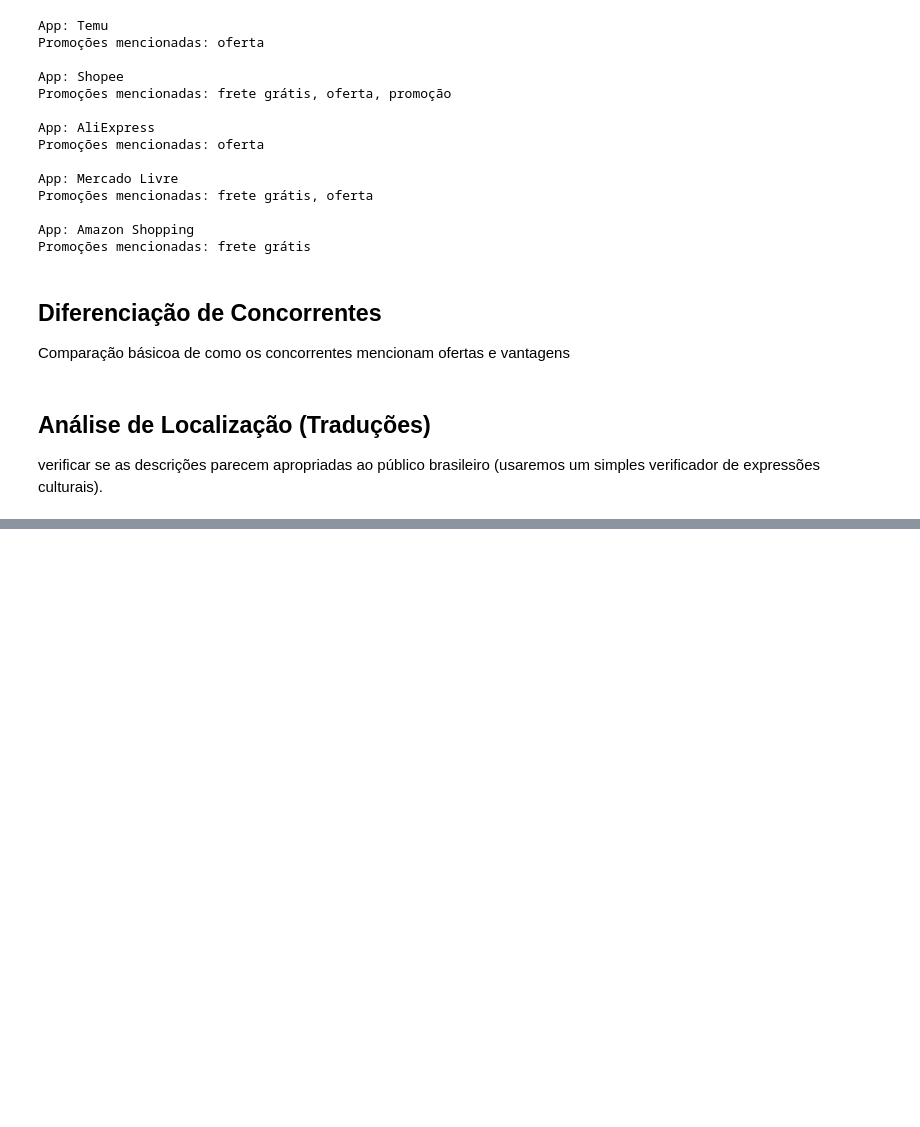
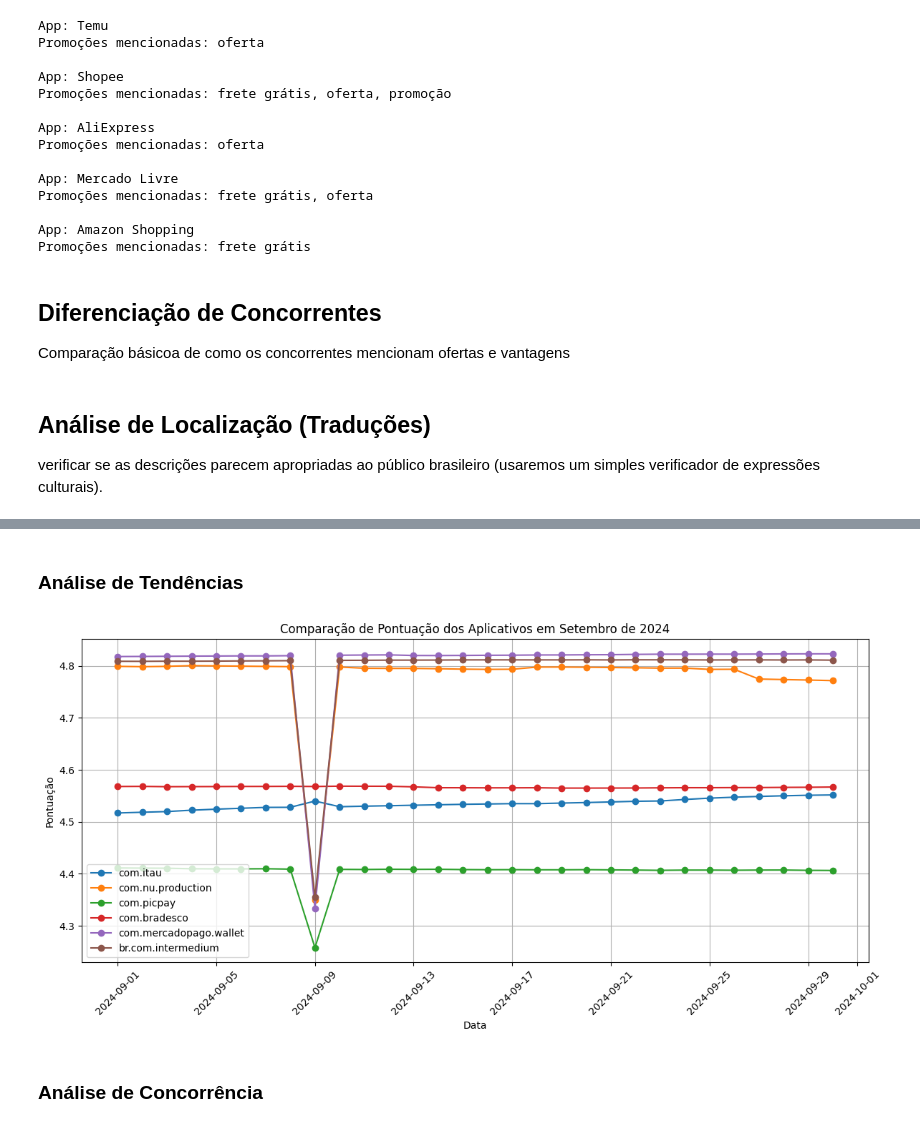
Before and after one commit to nogueiramf/analise_textual, a Jupyter notebook: notebooks/main.ipynb, the cells around one changed output, grey strips where cells are left out. Cells and saved outputs as stored; diff of their text form; code cells hidden in the pictures; blank space fills up the shorter version.

```diff
--- a/notebooks/main.ipynb
+++ b/notebooks/main.ipynb
@@ -403,0 +785,22 @@ for app, data in apps_data.items():
+# %%
+import pandas as pd
+
+# Estrutura para armazenar dados em um DataFrame
+dados = []
+
+for resultado in resultados:
+    dados.append({
+        'app_id': resultado['app_id'],
+        'score': resultado['score'],
+        'position': resultado['position'],
+        'date': resultado['date']
+    })
+
+# Criar um DataFrame
+df = pd.DataFrame(dados)
+
+# Filtrar apenas os dados do Itaú e dos concorrentes
+df_comparacao = df[df['app_id'].isin([app_id_itau] + concorrentes)]
+
+# Exibir a tabela
+print(df_comparacao)
@@ -403,0 +822,28 @@ for app, data in apps_data.items():
+# %% [markdown]
+### Análise de Tendências
+# %%
+import matplotlib.pyplot as plt
+
+# Filtrar os dados apenas para o mês de setembro
+df['date'] = pd.to_datetime(df['date'])
+df_septembro = df[df['date'].dt.month == 9]
+
+# Criar gráfico
+plt.figure(figsize=(12, 6))
+
+for app in [app_id_itau] + concorrentes:
+    dados_app = df_septembro[df_septembro['app_id'] == app]
+    plt.plot(dados_app['date'], dados_app['score'], marker='o', label=app)
+
+plt.title('Comparação de Pontuação dos Aplicativos em Setembro de 2024')
+plt.xlabel('Data')
+plt.ylabel('Pontuação')
+plt.xticks(rotation=45)
+plt.legend()
+plt.grid()
+plt.tight_layout()
+plt.show()
+# %% [output]
+[figure, added]
+# %% [markdown]
+### Análise de Concorrência
```
Also changed, not shown: parts of 17 cells of this notebook.
